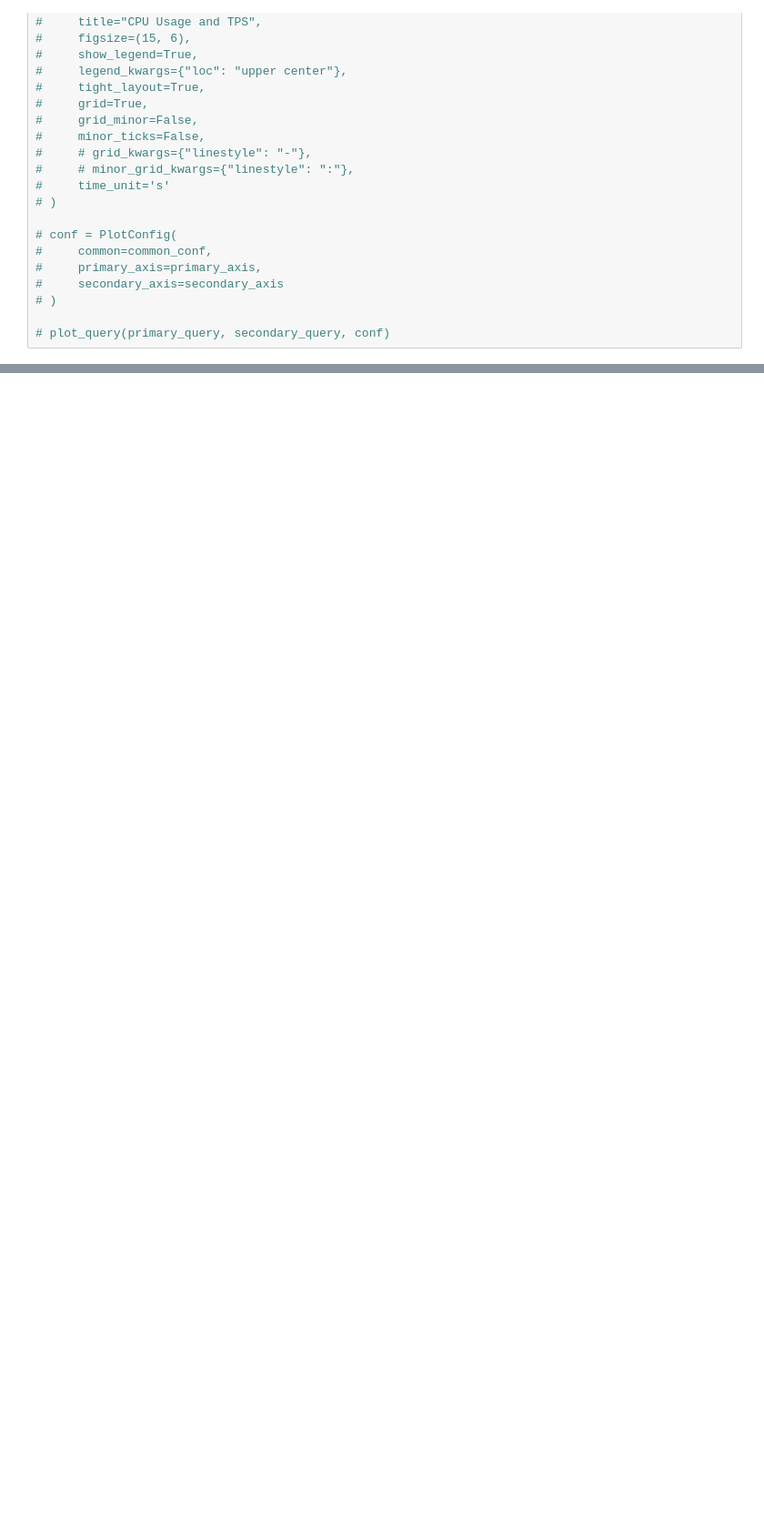
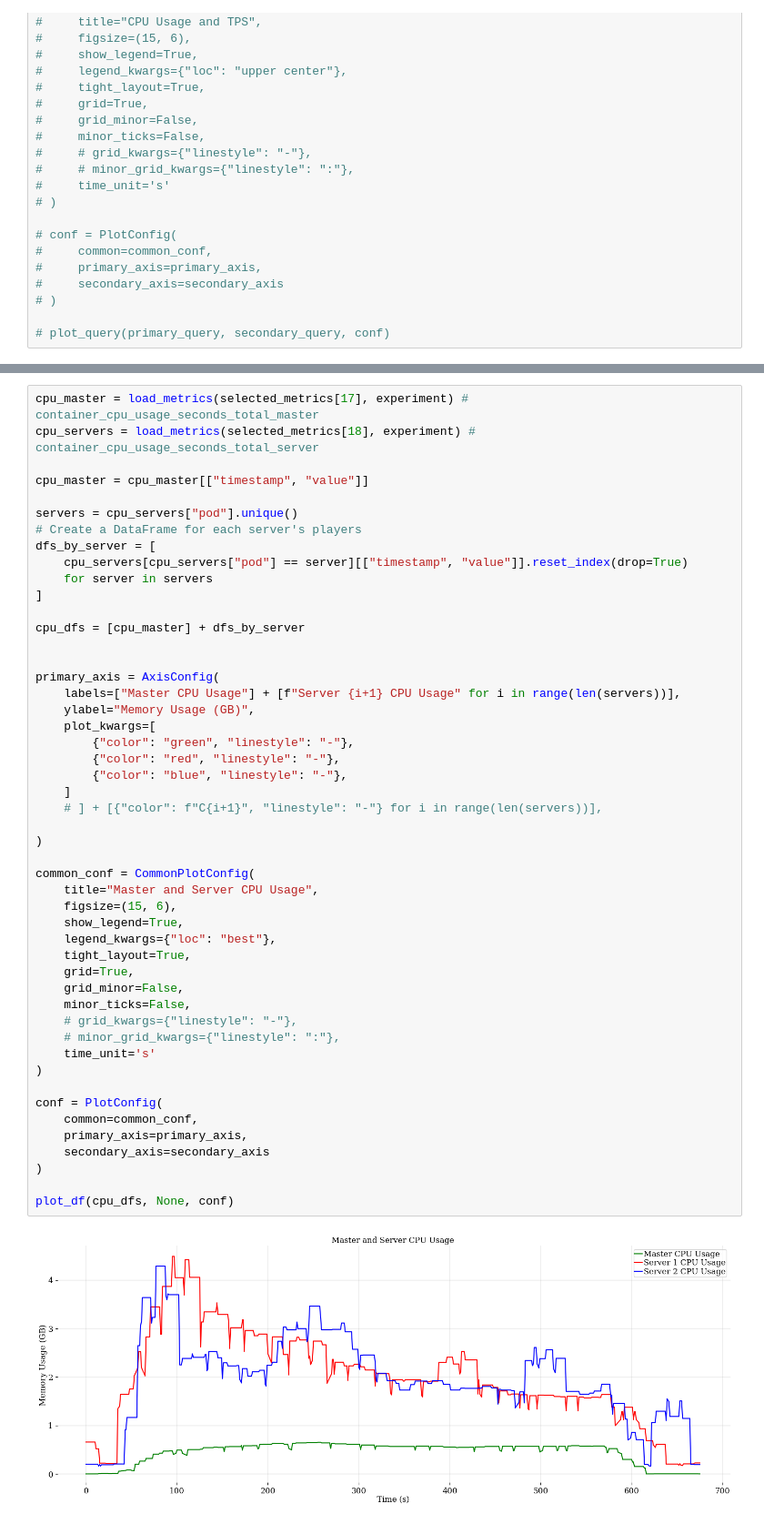
Before and after one commit to bystepii/metrics-extractor, a Jupyter notebook: plot.ipynb, the cells around one changed output, grey strips where cells are left out. Shown at 91% size. Drawn from its saved outputs; the diff is of its cells as text; blank space fills up the shorter version.

```diff
--- a/plot.ipynb
+++ b/plot.ipynb
@@ -510,0 +682,51 @@ _is_function_query("sum by(chunk_owner) (mc_player_location)")
+# %%
+cpu_master = load_metrics(selected_metrics[17], experiment) # container_cpu_usage_seconds_total_master
+cpu_servers = load_metrics(selected_metrics[18], experiment) # container_cpu_usage_seconds_total_server
+
+cpu_master = cpu_master[["timestamp", "value"]]
+
+servers = cpu_servers["pod"].unique()
+# Create a DataFrame for each server's players
+dfs_by_server = [
+    cpu_servers[cpu_servers["pod"] == server][["timestamp", "value"]].reset_index(drop=True)
+    for server in servers
+]
+
+cpu_dfs = [cpu_master] + dfs_by_server
+
+
+primary_axis = AxisConfig(
+    labels=["Master CPU Usage"] + [f"Server {i+1} CPU Usage" for i in range(len(servers))],
+    ylabel="Memory Usage (GB)",
+    plot_kwargs=[
+        {"color": "green", "linestyle": "-"},
+        {"color": "red", "linestyle": "-"},
+        {"color": "blue", "linestyle": "-"},
+    ]
+    # ] + [{"color": f"C{i+1}", "linestyle": "-"} for i in range(len(servers))],
+
+)
+
+common_conf = CommonPlotConfig(
+    title="Master and Server CPU Usage",
+    figsize=(15, 6),
+    show_legend=True,
+    legend_kwargs={"loc": "best"},
+    tight_layout=True,
+    grid=True,
+    grid_minor=False,
+    minor_ticks=False,
+    # grid_kwargs={"linestyle": "-"},
+    # minor_grid_kwargs={"linestyle": ":"},
+    time_unit='s'
+)
+
+conf = PlotConfig(
+    common=common_conf,
+    primary_axis=primary_axis,
+    secondary_axis=secondary_axis
+)
+
+plot_df(cpu_dfs, None, conf)
+# %% [output]
+[figure, added]
```
Also changed, not shown: parts of 17 cells of this notebook.
